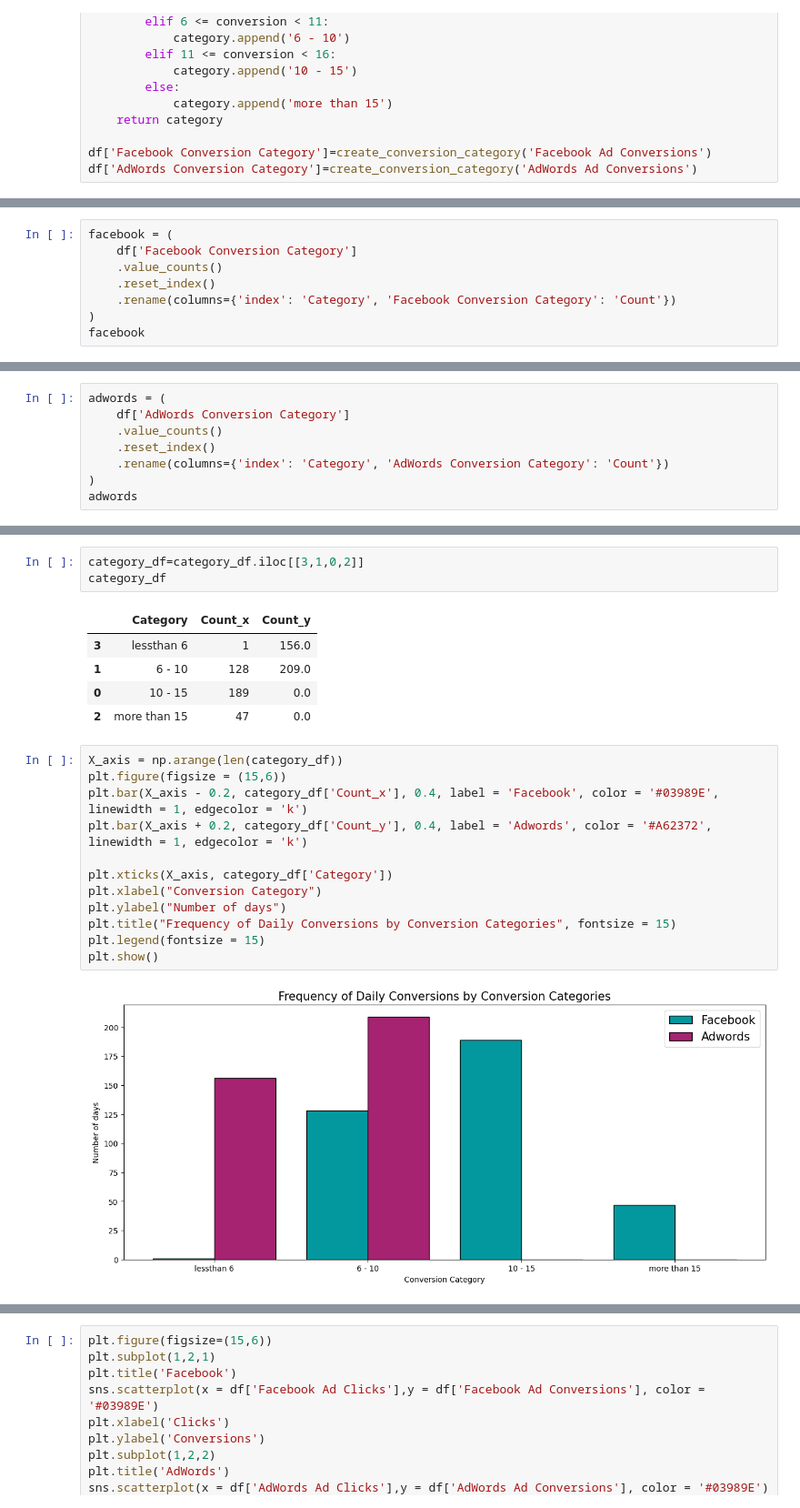
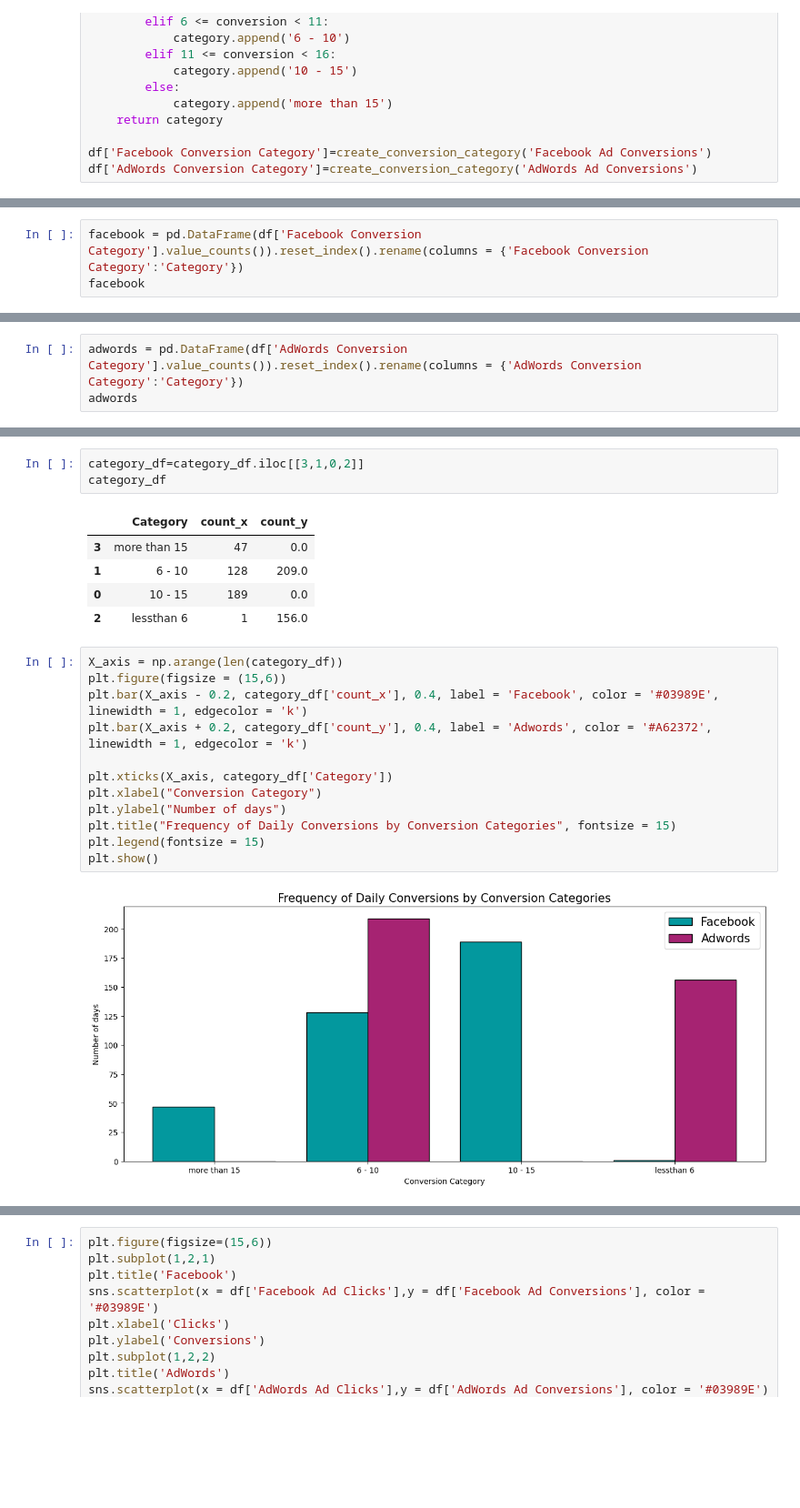
Before and after one commit to amisha3k/A-B-Testing-Marketing-Campaign-, a Jupyter notebook: B Testing analysis.ipynb, the cells around one changed output, grey strips where cells are left out. Shown at 91% size. Cells and saved outputs as stored; diff of their text form; blank space fills up the shorter version.

```diff
--- a/B Testing analysis.ipynb
+++ b/B Testing analysis.ipynb
@@ -124,9 +125,4 @@ Name: Facebook Conversion Category, dtype: int64
 # %%
-facebook = (
-    df['Facebook Conversion Category']
-    .value_counts()
-    .reset_index()
-    .rename(columns={'index': 'Category', 'Facebook Conversion Category': 'Count'})
-)
+facebook = pd.DataFrame(df['Facebook Conversion Category'].value_counts()).reset_index().rename(columns = {'Facebook Conversion Category':'Category'})
 facebook
 # %% [output]
@@ -144,9 +141,4 @@ Name: AdWords Conversion Category, dtype: int64
 # %%
-adwords = (
-    df['AdWords Conversion Category']
-    .value_counts()
-    .reset_index()
-    .rename(columns={'index': 'Category', 'AdWords Conversion Category': 'Count'})
-)
+adwords = pd.DataFrame(df['AdWords Conversion Category'].value_counts()).reset_index().rename(columns = {'AdWords Conversion Category':'Category'})
 adwords
 # %% [output]
@@ -166,23 +159,23 @@ category_df
 category_df=category_df.iloc[[3,1,0,2]]
 category_df
 # %% [output]
-|  | Category | Count_x | Count_y |
-| 3 | lessthan 6 | 1 | 156.0 |
+|  | Category | count_x | count_y |
+| 3 | more than 15 | 47 | 0.0 |
 | 1 | 6 - 10 | 128 | 209.0 |
 | 0 | 10 - 15 | 189 | 0.0 |
-| 2 | more than 15 | 47 | 0.0 |
+| 2 | lessthan 6 | 1 | 156.0 |
 # %%
 X_axis = np.arange(len(category_df))
 plt.figure(figsize = (15,6))
-plt.bar(X_axis - 0.2, category_df['Count_x'], 0.4, label = 'Facebook', color = '#03989E', linewidth = 1, edgecolor = 'k')
-plt.bar(X_axis + 0.2, category_df['Count_y'], 0.4, label = 'Adwords', color = '#A62372', linewidth = 1, edgecolor = 'k')
+plt.bar(X_axis - 0.2, category_df['count_x'], 0.4, label = 'Facebook', color = '#03989E', linewidth = 1, edgecolor = 'k')
+plt.bar(X_axis + 0.2, category_df['count_y'], 0.4, label = 'Adwords', color = '#A62372', linewidth = 1, edgecolor = 'k')
 
 plt.xticks(X_axis, category_df['Category'])
 plt.xlabel("Conversion Category")
 plt.ylabel("Number of days")
 plt.title("Frequency of Daily Conversions by Conversion Categories", fontsize = 15)
 plt.legend(fontsize = 15)
 plt.show()
 # %% [output]
-[figure, old version]
+[figure, new version]
 # %%
```
Also changed, not shown: parts of 21 cells of this notebook.
